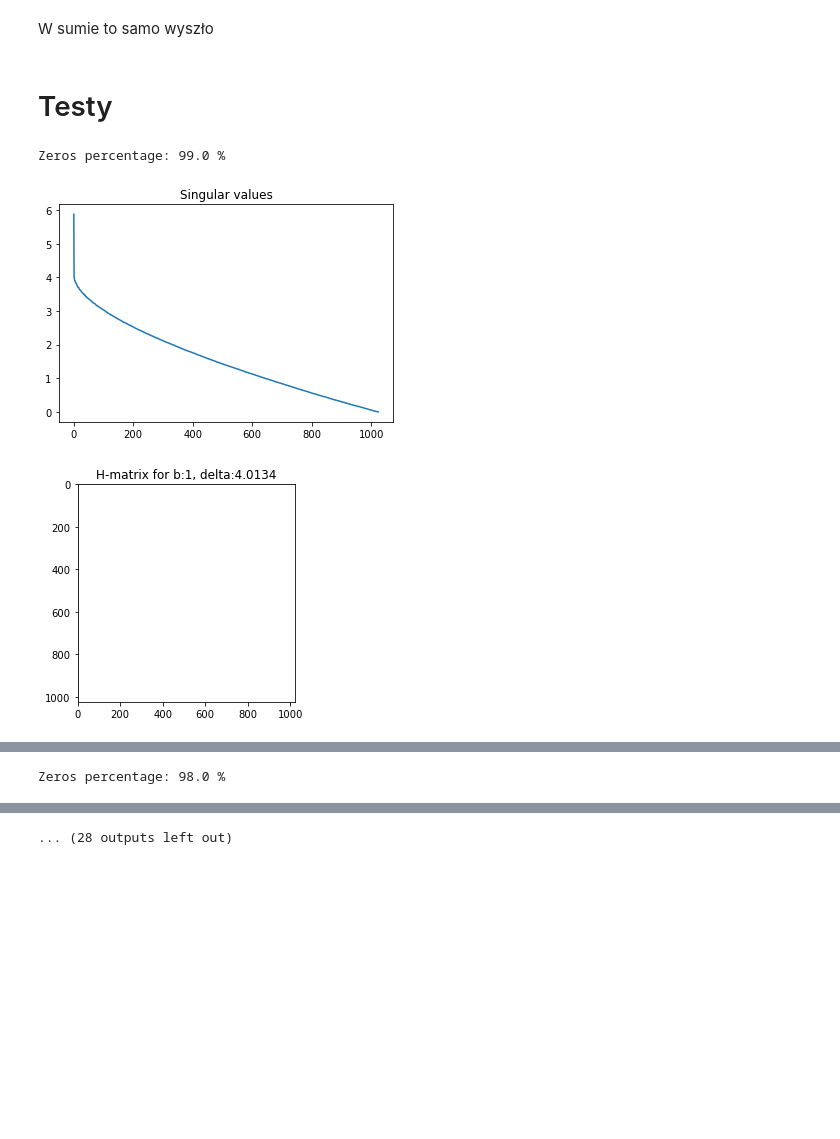
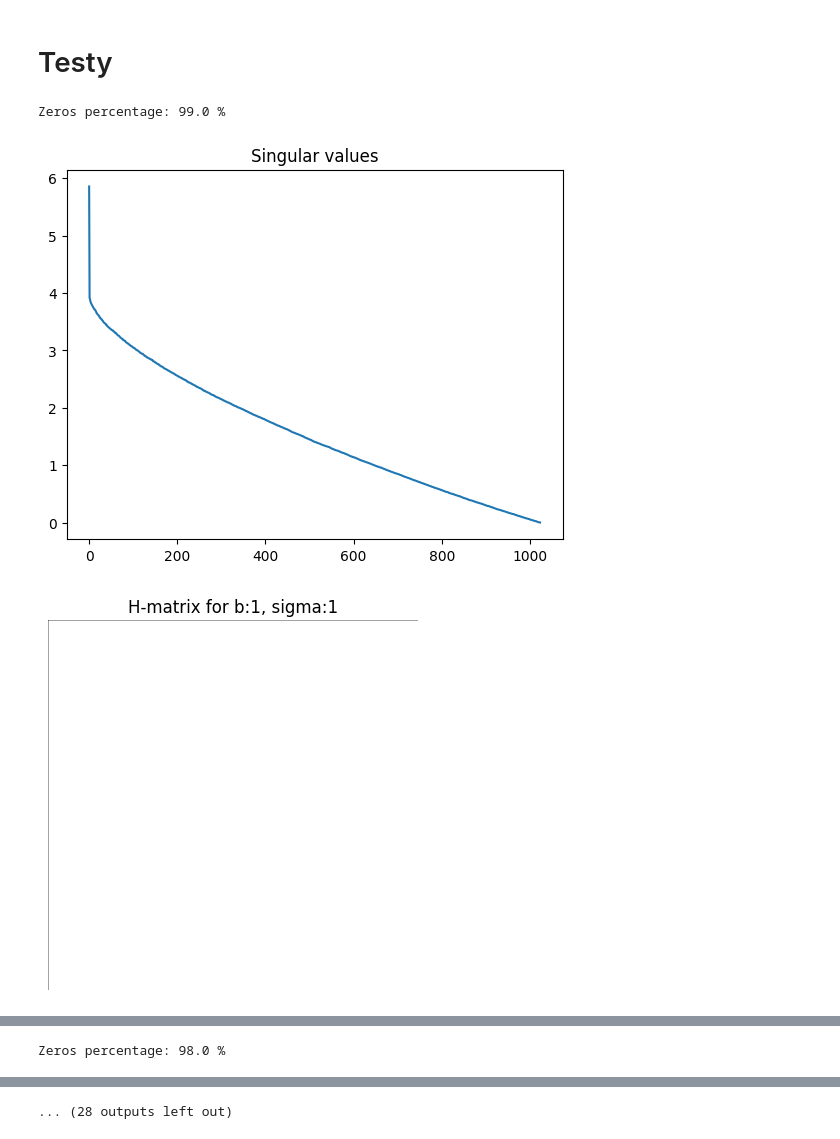
Before and after one commit to michal200292/Macierzowe, a Jupyter notebook: lab3/lab3.ipynb, the cells around one changed output, grey strips where cells are left out. Drawn from its saved outputs; the diff is of its cells as text; code cells hidden in the pictures; blank space fills up the shorter version.

Commit message:
saved plots

```diff
--- a/lab3/lab3.ipynb
+++ b/lab3/lab3.ipynb
@@ -32,5 +32 @@ print(mat)
-# %%
-image_mat = np.full((256, 256), 255)
-tree = compress_matrix(mat, v[128], 4)
-image = Image.fromarray(image_mat)
 # %%
@@ -54,5 +43,3 @@ plt.imshow(Image.fromarray(tree.draw()))
-# %% [markdown]
-W sumie to samo wyszło
 # %% [markdown]
 # Testy
 # %%
@@ -63,35 +50,39 @@ zeros_percentage = [0.99, 0.98, 0.95, 0.9, 0.8]
 # %%
 results = []
 # %%
+singular_indices = [1, 512, 1024]
 for zeros_p in zeros_percentage:
     print('Zeros percentage:', zeros_p * 100, '%')
     matrix = random_matrix(size, zeros_p)
 
     singular_values = calculate_singular_values(matrix)
 
     plot_singular_values(singular_values)
+    plt.savefig(f"saved_figures/singular_values_sparse{zeros_p}.png")
     plt.show()
 
     b_values = [1, 4]
     delta_values = [singular_values[1], singular_values[-1], singular_values[len(singular_values) // 2]]
 
     for b in b_values:
-        for delta in delta_values:
+        for i, delta in enumerate(delta_values):
             time_start = time.time()
             root = compress_matrix(matrix, delta, b)
             time_stop = time.time()
 
             image = root.draw()
             plt.imshow(image)
-            plt.title(f'H-matrix for b:{b}, delta:{round(delta, 4)}')
-            plt.gray()
+            plt.title(f'H-matrix for b:{b}, sigma:{singular_indices[i]}')
+            # plt.gray()
+            plt.axis('off')
+            plt.savefig(f"saved_figures/rank_{b}_delta_{i}_sparse_{zeros_p}.png")
             plt.show()
 
             decompressed_matrix = root.eval()
             norm = np.linalg.norm(matrix - decompressed_matrix) ** 2
 
             results.append((zeros_p, b, delta, time_stop - time_start, norm))
 # %% [output]
 Zeros percentage: 99.0 %
-[figure, old version]
+[figure, new version]
-[figure, old version]
+[figure, new version]
```
Also changed, not shown: parts of 7 cells of this notebook, 36 other files.
